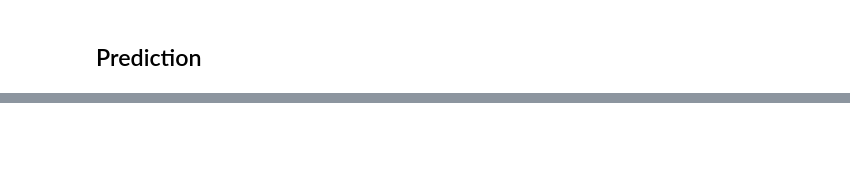
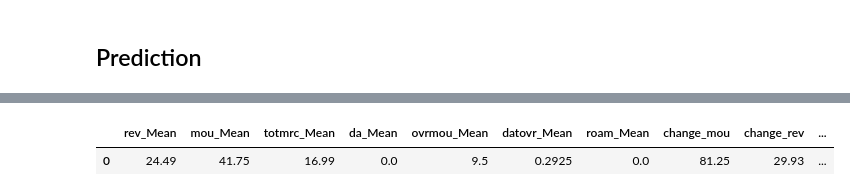
Before and after one commit to fidanfatih/Telecom_Company_Churn_Project, a Jupyter notebook: customer_churn_project_son.ipynb, the cells around one changed output, grey strips where cells are left out. Saved outputs shown, nothing was run; the diff lists cells and outputs as text; code cells hidden in the pictures; blank space fills up the shorter version.

```diff
--- a/customer_churn_project_son.ipynb
+++ b/customer_churn_project_son.ipynb
@@ -1148,0 +1283,11 @@ pickle.dump(lgb,open("/content/drive/MyDrive/Colab Notebooks/Telecom_customer/Li
+# %%
+cat_cols_unique_list = dict()
+for col in cat_cols:
+  cat_cols_unique_list[col] = df_saved[col].value_counts().keys()
+
+import pickle
+with open('/content/drive/MyDrive/Colab Notebooks/Telecom_customer/cat_cols_unique_list.pkl', 'wb') as handle:
+    pickle.dump(cat_cols_unique_list, handle, protocol=4)
+
+# with open('/content/drive/MyDrive/Colab Notebooks/Telecom_customer/cat_cols_unique_list.pkl', 'rb') as handle:
+#     cat_cols_unique_list = pickle.load(handle)
@@ -1149,18 +1309,28 @@ pickle.dump(lgb,open("/content/drive/MyDrive/Colab Notebooks/Telecom_customer/Li
 # %%
-row_number = 5
+row_number = 30
 
-features= ['card1', 'card2', 'card4', 'card5',
-           'D1', 'D3', 'D4', 'D5', 'D8', 'D10', 'D11', 'D15',
-           'C1', 'C5', 'C13',
-           'R_emaildomain_1', 'P_emaildomain_1',
-           'TransactionAmt', 'addr1', 'dist1',
-           'Transaction_hour', 'Transaction_day_of_week',
-           'id_19', 'id_20', 'id_33']
+features= ['rev_Mean', 'mou_Mean', 'totmrc_Mean', 'da_Mean', 'ovrmou_Mean',
+       'datovr_Mean', 'roam_Mean', 'change_mou', 'change_rev', 'drop_vce_Mean',
+       'drop_dat_Mean', 'blck_vce_Mean', 'blck_dat_Mean', 'unan_vce_Mean',
+       'unan_dat_Mean', 'plcd_vce_Mean', 'plcd_dat_Mean', 'recv_vce_Mean',
+       'recv_sms_Mean', 'custcare_Mean', 'ccrndmou_Mean', 'threeway_Mean',
+       'mou_cvce_Mean', 'mou_cdat_Mean', 'mou_rvce_Mean', 'owylis_vce_Mean',
+       'mouowylisv_Mean', 'iwylis_vce_Mean', 'mouiwylisv_Mean',
+       'mou_peav_Mean', 'mou_pead_Mean', 'opk_vce_Mean', 'mou_opkv_Mean',
+       'drop_blk_Mean', 'callfwdv_Mean', 'callwait_Mean', 'months',
+       'uniqsubs', 'actvsubs', 'totcalls', 'totrev', 'avgrev', 'avgmou',
+       'avgqty', 'hnd_price', 'phones', 'models', 'truck', 'rv', 'lor',
+       'adults', 'income', 'numbcars', 'forgntvl', 'eqpdays',
+       'new_cell', 'crclscod', 'asl_flag', 'prizm_social_one', 'area',
+       'dualband', 'refurb_new', 'hnd_webcap', 'ownrent', 'marital', 'infobase',
+       'HHstatin', 'dwllsize', 'ethnic', 'kid0_2', 'kid3_5', 'kid6_10',
+       'kid11_15', 'kid16_17', 'creditcd',
+       ]
 
 my_dict = {col:np.nan for col in features}
 
 for col in features:
-  my_dict[col] = data.loc[row_number, my_dict.keys()][col]
+  my_dict[col] = df_saved.loc[row_number, my_dict.keys()][col]
 
 # Frequency Encoding
 for col in cat_cols:
@@ -1191,0 +1340,5 @@ all_columns = ['TransactionAmt', 'card1', 'card2', 'card3', 'card5', 'addr1', 'd
+# %%
+my_dict
+# %% [output]
+|  | rev_Mean | mou_Mean | totmrc_Mean | da_Mean | ovrmou_Mean | datovr_Mean | roam_Mean | change_mou | change_rev | ... |
+| 0 | 24.49 | 41.75 | 16.99 | 0.0 | 9.5 | 0.2925 | 0.0 | 81.25 | 29.93 | ... |
```
Also changed, not shown: parts of 56 cells of this notebook.
